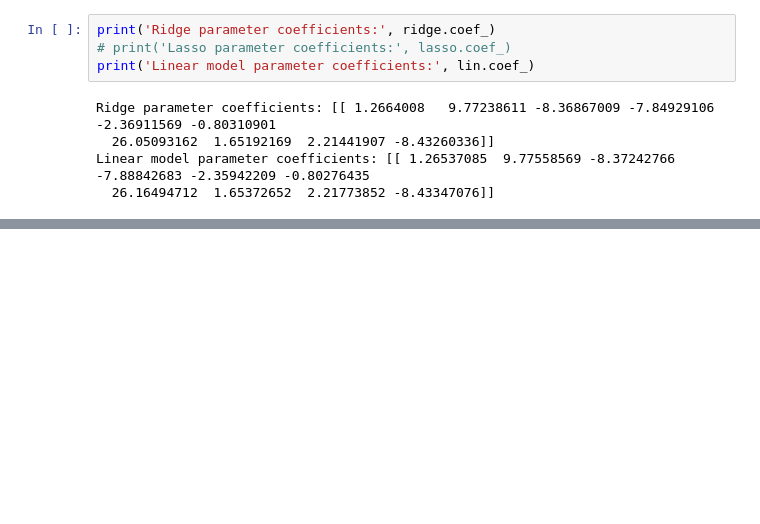
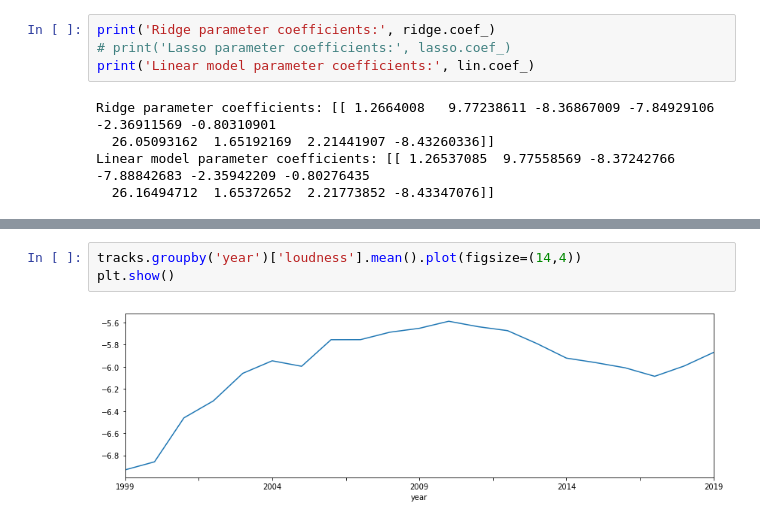
Before and after one commit to fsarraf/Mod4_Project, a Jupyter notebook: Mahima's working notebook.ipynb, the cells around one changed output, grey strips where cells are left out. Drawn from its saved outputs; the diff is of its cells as text; blank space fills up the shorter version.

```diff
--- a/Mahima's working notebook.ipynb
+++ b/Mahima's working notebook.ipynb
@@ -441,0 +553,5 @@ plt.show()
+# %%
+tracks.groupby('year')['loudness'].mean().plot(figsize=(14,4))
+plt.show()
+# %% [output]
+[figure, added]
```
Also changed, not shown: parts of 32 cells of this notebook.
